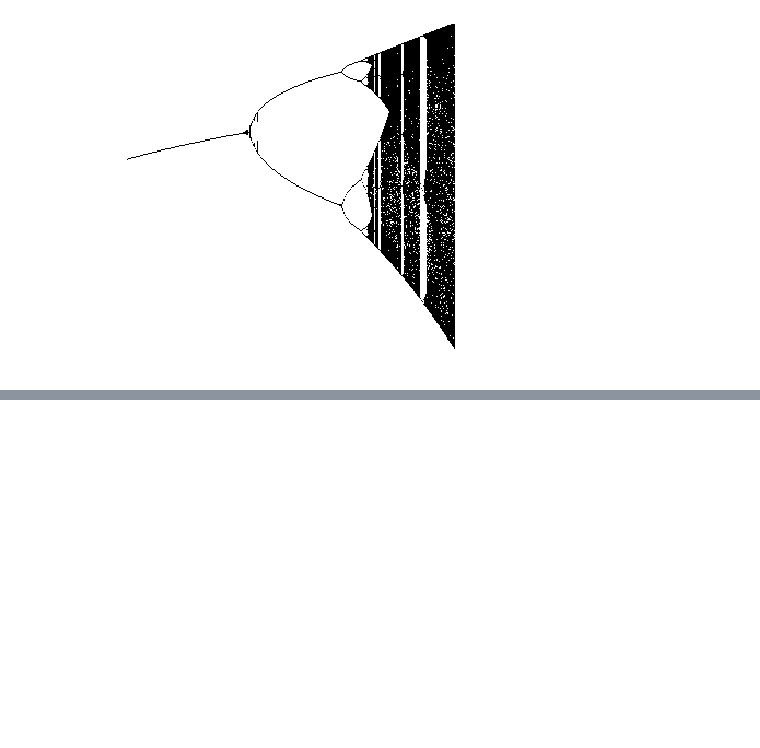
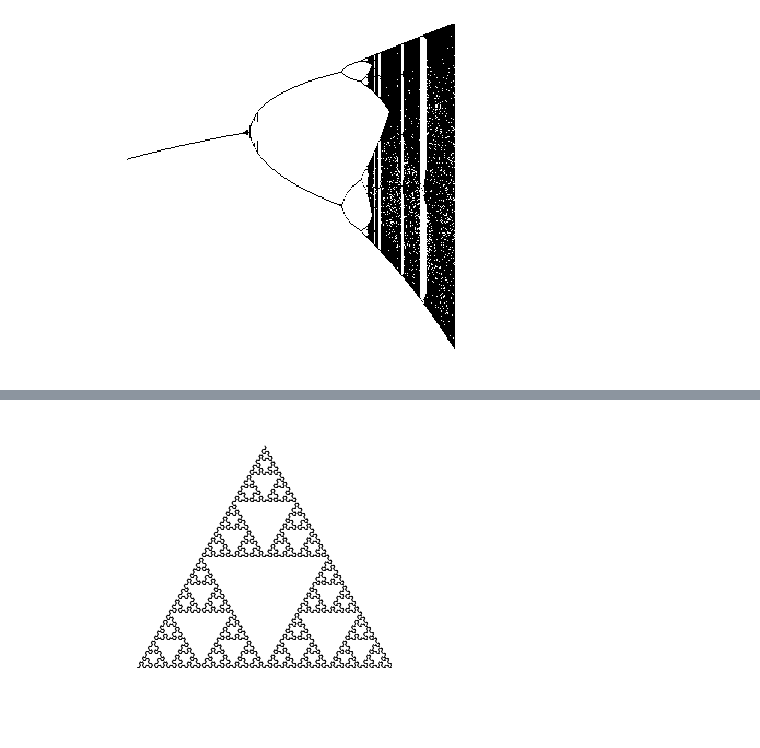
Before and after one commit to effa/iv122, a Jupyter notebook: 06-fractals-chaos.ipynb, the cells around one changed output, grey strips where cells are left out. Saved outputs shown, nothing was run; the diff lists cells and outputs as text; code cells hidden in the pictures; blank space fills up the shorter version.

```diff
--- a/06-fractals-chaos.ipynb
+++ b/06-fractals-chaos.ipynb
@@ -100,0 +193,11 @@ TODO
+# %%
+sierpinski = LSystem(
+    'A',
+    [('A', 'B-A-B'), ('B', 'A+B+A')],
+    {'A': 'forward(10)',
+     'B': 'forward(10)',
+     '-': 'left(60)',
+     '+': 'right(60)'})
+sierpinski.draw(n=7)
+# %% [output]
+[figure, added]
```
Also changed, not shown: parts of 8 cells of this notebook, 1 other file.
